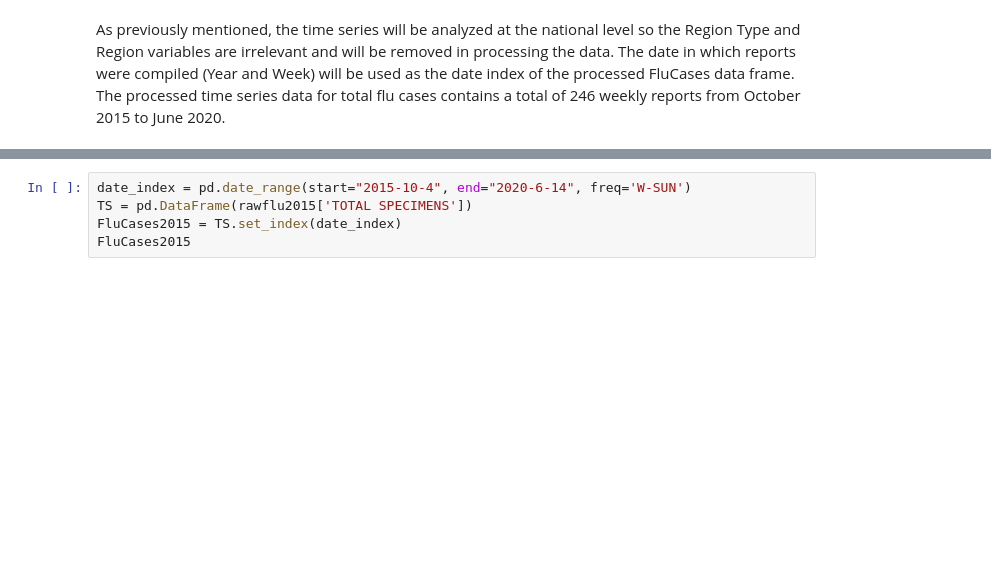
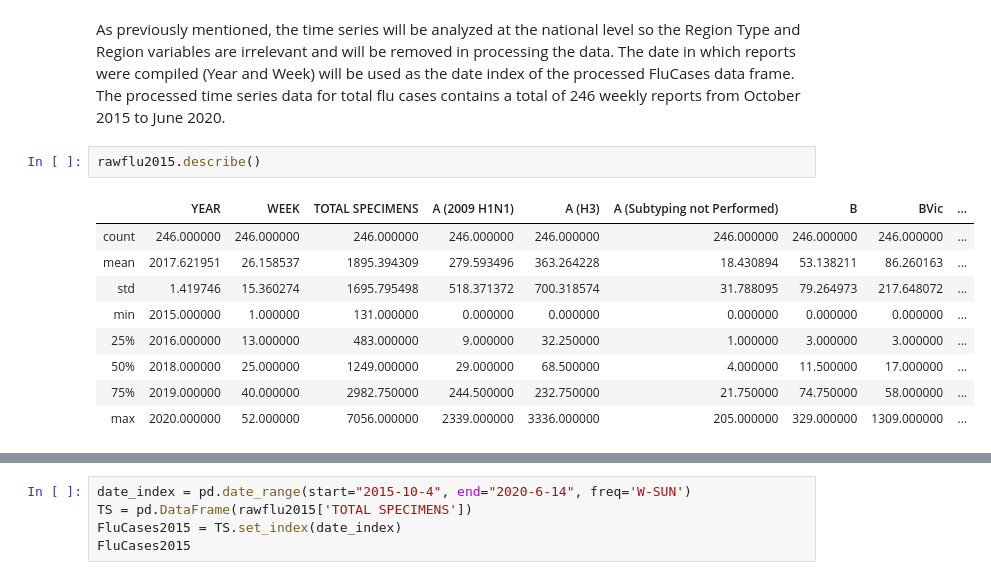
Before and after one commit to mjwolfe91/QTW-CaseStudy4, a Jupyter notebook: FluForecasts.ipynb, the cells around one changed output, grey strips where cells are left out. Saved outputs shown, nothing was run; the diff lists cells and outputs as text; blank space fills up the shorter version.

```diff
--- a/FluForecasts.ipynb
+++ b/FluForecasts.ipynb
@@ -52,3 +52,15 @@ rawflu2015
 246 rows × 12 columns
 # %% [markdown]
 As previously mentioned, the time series will be analyzed at the national level so the Region Type and Region variables are irrelevant and will be removed in processing the data. The date in which reports were compiled (Year and Week) will be used as the date index of the processed FluCases data frame. The processed time series data for total flu cases contains a total of 246 weekly reports from October 2015 to June 2020.
+# %%
+rawflu2015.describe()
+# %% [output]
+|  | YEAR | WEEK | TOTAL SPECIMENS | A (2009 H1N1) | A (H3) | A (Subtyping not Performed) | B | BVic | ... |
+| count | 246.000000 | 246.000000 | 246.000000 | 246.000000 | 246.000000 | 246.000000 | 246.000000 | 246.000000 | ... |
+| mean | 2017.621951 | 26.158537 | 1895.394309 | 279.593496 | 363.264228 | 18.430894 | 53.138211 | 86.260163 | ... |
+| std | 1.419746 | 15.360274 | 1695.795498 | 518.371372 | 700.318574 | 31.788095 | 79.264973 | 217.648072 | ... |
+| min | 2015.000000 | 1.000000 | 131.000000 | 0.000000 | 0.000000 | 0.000000 | 0.000000 | 0.000000 | ... |
+| 25% | 2016.000000 | 13.000000 | 483.000000 | 9.000000 | 32.250000 | 1.000000 | 3.000000 | 3.000000 | ... |
+| 50% | 2018.000000 | 25.000000 | 1249.000000 | 29.000000 | 68.500000 | 4.000000 | 11.500000 | 17.000000 | ... |
+| 75% | 2019.000000 | 40.000000 | 2982.750000 | 244.500000 | 232.750000 | 21.750000 | 74.750000 | 58.000000 | ... |
+| max | 2020.000000 | 52.000000 | 7056.000000 | 2339.000000 | 3336.000000 | 205.000000 | 329.000000 | 1309.000000 | ... |
```
Also changed, not shown: parts of 7 cells of this notebook.
